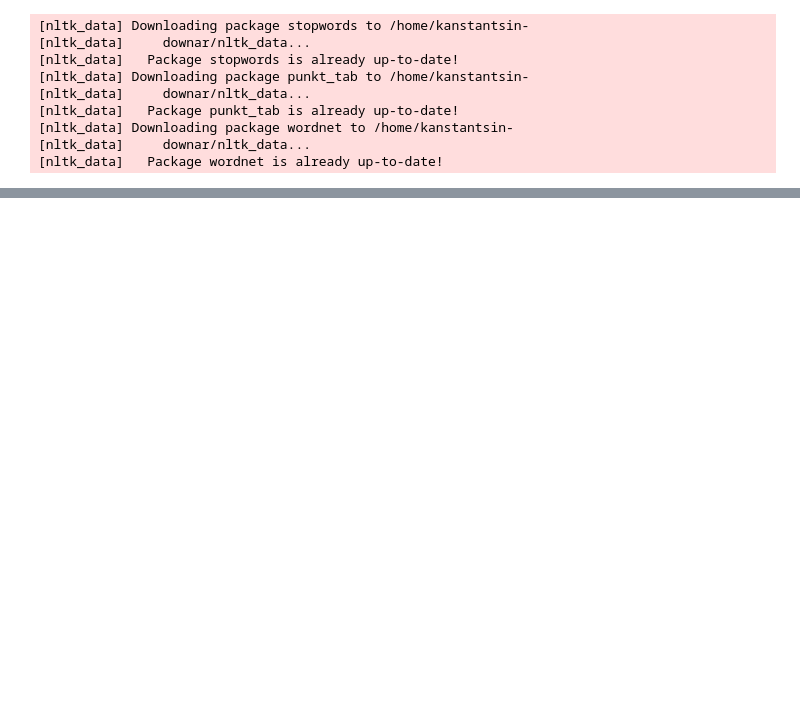
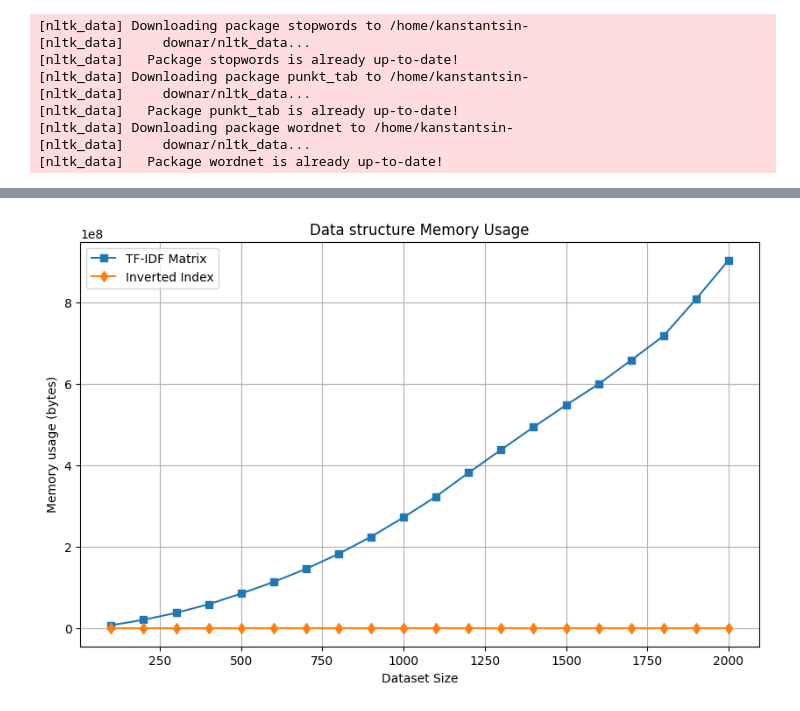
Before and after one commit to daKostych/BI-VWM-2025, a Jupyter notebook: experiments.ipynb, the cells around one changed output, grey strips where cells are left out. Cells and saved outputs as stored; diff of their text form; code cells hidden in the pictures; blank space fills up the shorter version.

```diff
--- a/experiments.ipynb
+++ b/experiments.ipynb
@@ -64,0 +68,14 @@ plt.show()
+# %%
+plt.figure(figsize=(10, 6))
+plt.plot(dataset_size, memory_usage, label="TF-IDF Matrix", marker="s")
+plt.plot(dataset_size, [0 for i in range(len(dataset_size))], label="Inverted Index", marker="d")
+
+plt.xlabel("Dataset Size")
+plt.ylabel("Memory usage (bytes)")
+plt.title("Data structure Memory Usage")
+plt.legend()
+plt.grid(True)
+
+plt.show()
+# %% [output]
+[figure, added]
```
Also changed, not shown: parts of 7 cells of this notebook.
